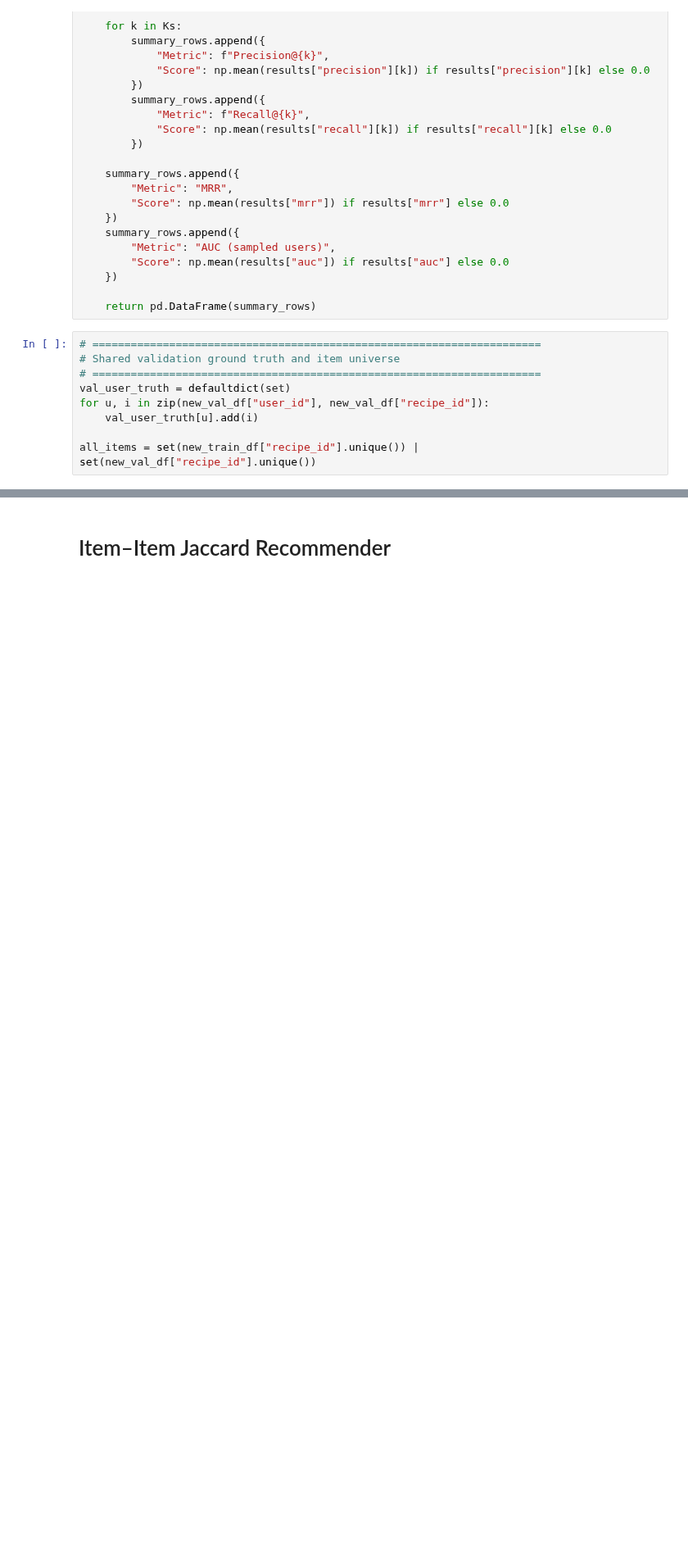
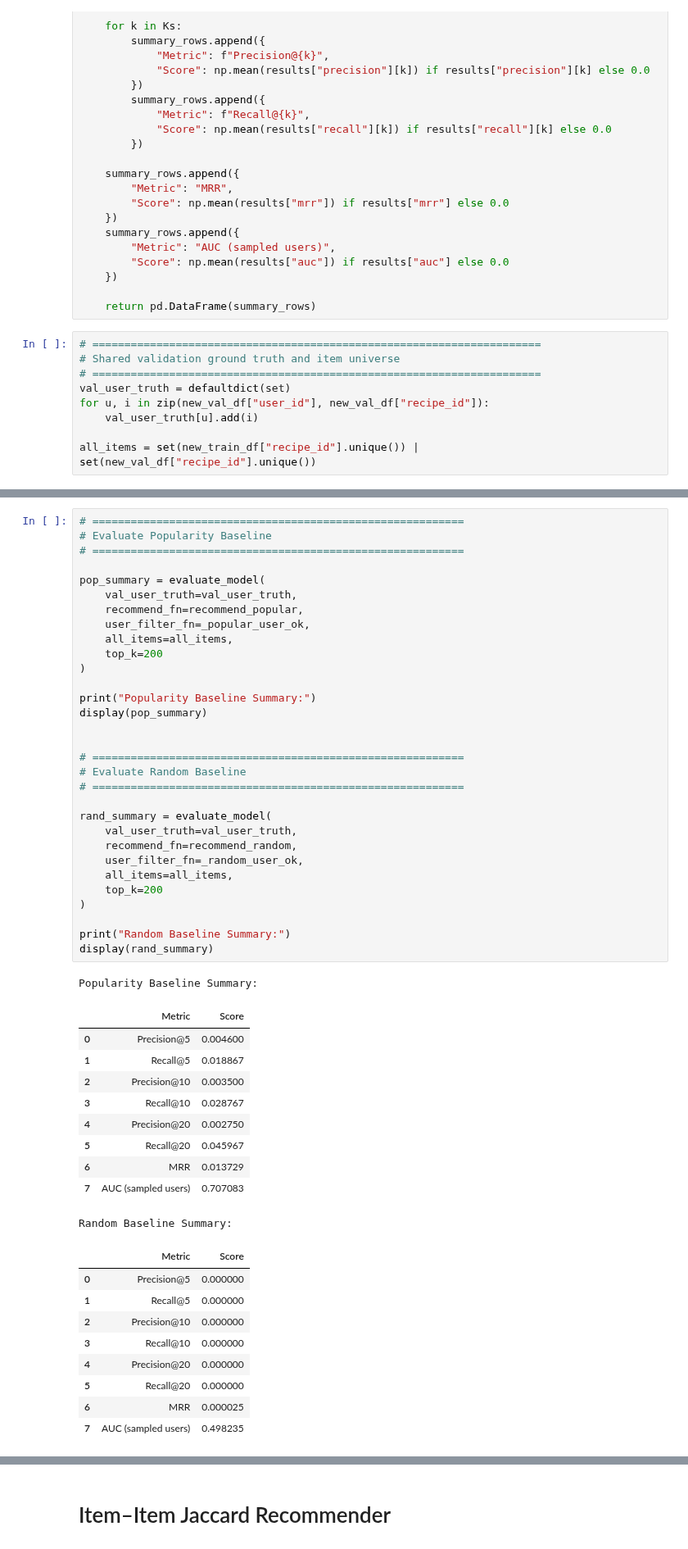
Before and after one commit to kecohen575/RecipeRecommender, a Jupyter notebook: recipe_recsys.ipynb, the cells around one changed output, grey strips where cells are left out. Shown at 82% size. Drawn from its saved outputs; the diff is of its cells as text; blank space fills up the shorter version.

Commit message:
Add trivial baselines and revise commentary to compare

```diff
--- a/recipe_recsys.ipynb
+++ b/recipe_recsys.ipynb
@@ -756,0 +829,52 @@ all_items = set(new_train_df["recipe_id"].unique()) | set(new_val_df["recipe_id"
+# %%
+# ==========================================================
+# Evaluate Popularity Baseline
+# ==========================================================
+
+pop_summary = evaluate_model(
+    val_user_truth=val_user_truth,
+    recommend_fn=recommend_popular,
+    user_filter_fn=_popular_user_ok,
+    all_items=all_items,
+    top_k=200
+)
+
+print("Popularity Baseline Summary:")
+display(pop_summary)
+
+
+# ==========================================================
+# Evaluate Random Baseline
+# ==========================================================
+
+rand_summary = evaluate_model(
+    val_user_truth=val_user_truth,
+    recommend_fn=recommend_random,
+    user_filter_fn=_random_user_ok,
+    all_items=all_items,
+    top_k=200
+)
+
+print("Random Baseline Summary:")
+display(rand_summary)
+# %% [output]
+Popularity Baseline Summary:
+|  | Metric | Score |
+| 0 | Precision@5 | 0.004600 |
+| 1 | Recall@5 | 0.018867 |
+| 2 | Precision@10 | 0.003500 |
+| 3 | Recall@10 | 0.028767 |
+| 4 | Precision@20 | 0.002750 |
+| 5 | Recall@20 | 0.045967 |
+| 6 | MRR | 0.013729 |
+| 7 | AUC (sampled users) | 0.707083 |
+Random Baseline Summary:
+|  | Metric | Score |
+| 0 | Precision@5 | 0.000000 |
+| 1 | Recall@5 | 0.000000 |
+| 2 | Precision@10 | 0.000000 |
+| 3 | Recall@10 | 0.000000 |
+| 4 | Precision@20 | 0.000000 |
+| 5 | Recall@20 | 0.000000 |
+| 6 | MRR | 0.000025 |
+| 7 | AUC (sampled users) | 0.498235 |
```
Also changed, not shown: parts of 18 cells of this notebook.
